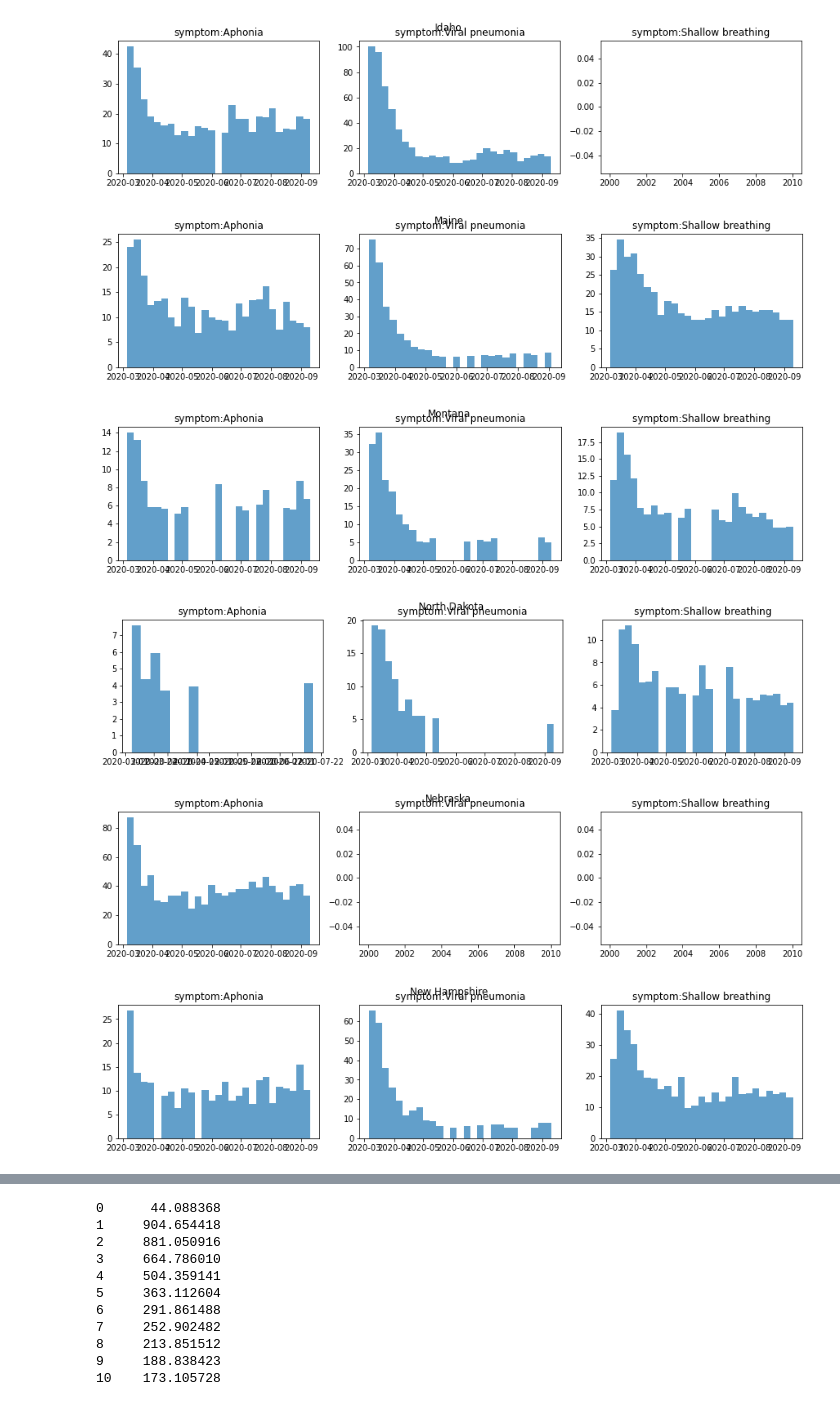
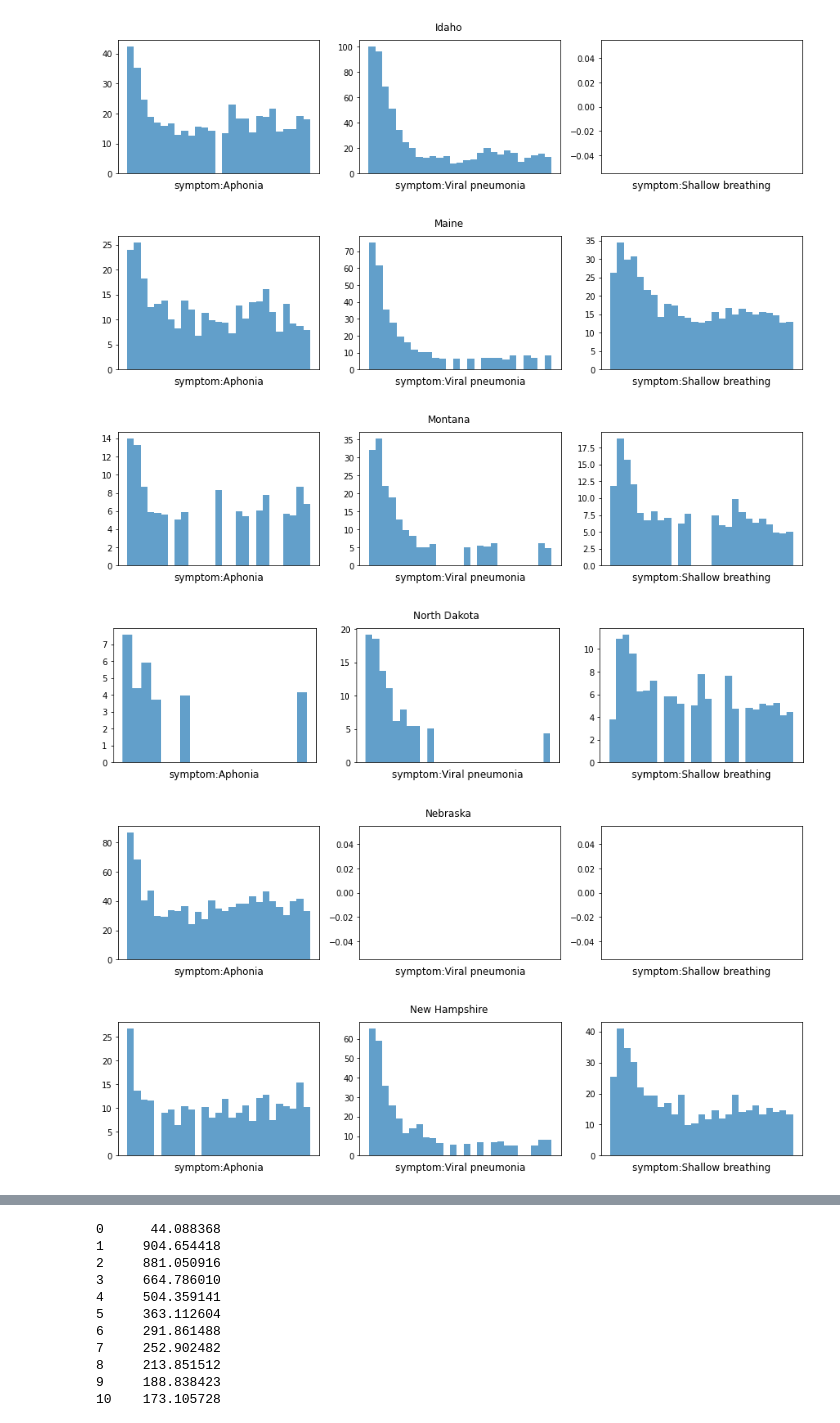
Before and after one commit to JumjieYang/COVID19-ML, a Jupyter notebook: visualize.ipynb, the cells around one changed output, grey strips where cells are left out. Drawn from its saved outputs; the diff is of its cells as text; code cells hidden in the pictures.

Commit message:
visualize

```diff
--- a/visualize.ipynb
+++ b/visualize.ipynb
@@ -31,11 +31,10 @@ for region in regions:
     for i in range(1,4):
         ax = plt.subplot(1,3,i)
         ax.bar(data.date, data.iloc[:, i-1], alpha=0.7, width=7)
-        ax.set_title(symptoms[i-1])
-
+        ax.set_title(symptoms[i-1], y=-0.15)
+        ax.set_xticks([])
     plt.suptitle(region)
     plt.show()
-
 # fig, ax = plt.subplots(5,3, sharey=True, figsize=(20, 10))
 # count = 1
 # for i in range(0,5):
@@ -56,6 +55,6 @@ for region in regions:
-[figure, old version]
+[figure, new version]
-[figure, old version]
+[figure, new version]
-[figure, old version]
+[figure, new version]
-[figure, old version]
+[figure, new version]
-[figure, old version]
+[figure, new version]
-[figure, old version]
+[figure, new version]
```
Also changed, not shown: parts of 1 cell of this notebook.
